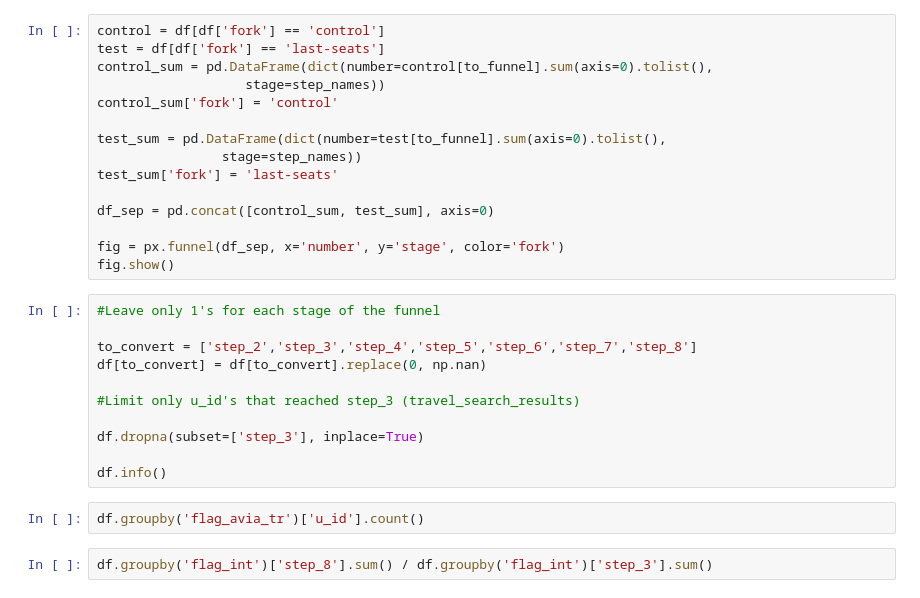
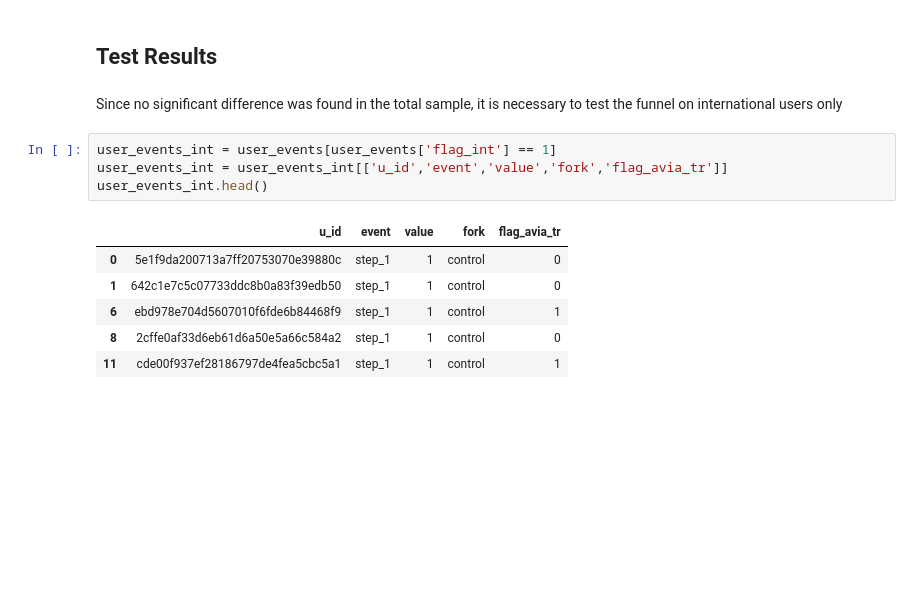
Before and after one commit to pavelkoya/abtest_travel, a Jupyter notebook: ab_testing_travel.ipynb, the cells around one changed output. Saved outputs shown, nothing was run; the diff lists cells and outputs as text; blank space fills up the shorter version.

```diff
--- a/ab_testing_travel.ipynb
+++ b/ab_testing_travel.ipynb
@@ -216,30 +203,15 @@ fig.show()
-# %%
-control = df[df['fork'] == 'control']
-test = df[df['fork'] == 'last-seats']
-control_sum = pd.DataFrame(dict(number=control[to_funnel].sum(axis=0).tolist(),
-                   stage=step_names))
-control_sum['fork'] = 'control'
-
-test_sum = pd.DataFrame(dict(number=test[to_funnel].sum(axis=0).tolist(),
-                stage=step_names))
-test_sum['fork'] = 'last-seats'
-
-df_sep = pd.concat([control_sum, test_sum], axis=0)
-
-fig = px.funnel(df_sep, x='number', y='stage', color='fork')
-fig.show()
-# %%
-#Leave only 1's for each stage of the funnel
-
-to_convert = ['step_2','step_3','step_4','step_5','step_6','step_7','step_8']
-df[to_convert] = df[to_convert].replace(0, np.nan)
-
-#Limit only u_id's that reached step_3 (travel_search_results)
-
-df.dropna(subset=['step_3'], inplace=True)
-
-df.info()
-# %%
-df.groupby('flag_avia_tr')['u_id'].count()
-# %%
-df.groupby('flag_int')['step_8'].sum() / df.groupby('flag_int')['step_3'].sum()
+# %% [markdown]
+## Test Results
+# %% [markdown]
+Since no significant difference was found in the total sample, it is necessary to test the funnel on international users only
+# %%
+user_events_int = user_events[user_events['flag_int'] == 1]
+user_events_int = user_events_int[['u_id','event','value','fork','flag_avia_tr']]
+user_events_int.head()
+# %% [output]
+|  | u_id | event | value | fork | flag_avia_tr |
+| 0 | 5e1f9da200713a7ff20753070e39880c | step_1 | 1 | control | 0 |
+| 1 | 642c1e7c5c07733ddc8b0a83f39edb50 | step_1 | 1 | control | 0 |
+| 6 | ebd978e704d5607010f6fde6b84468f9 | step_1 | 1 | control | 1 |
+| 8 | 2cffe0af33d6eb61d6a50e5a66c584a2 | step_1 | 1 | control | 0 |
+| 11 | cde00f937ef28186797de4fea5cbc5a1 | step_1 | 1 | control | 1 |
```
Also changed, not shown: parts of 16 cells of this notebook.
